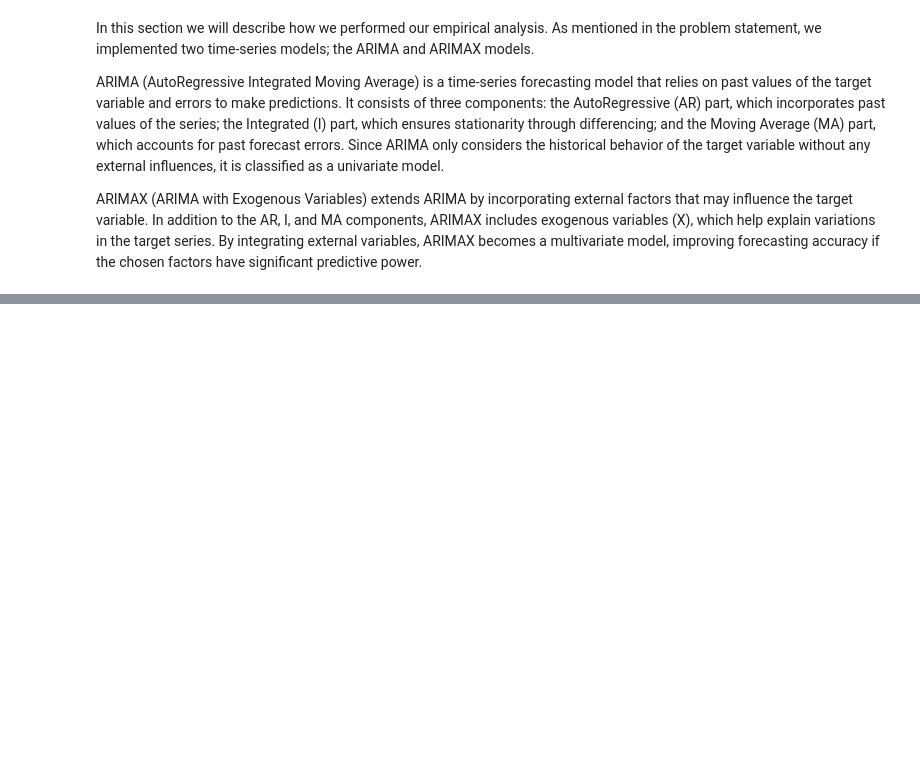
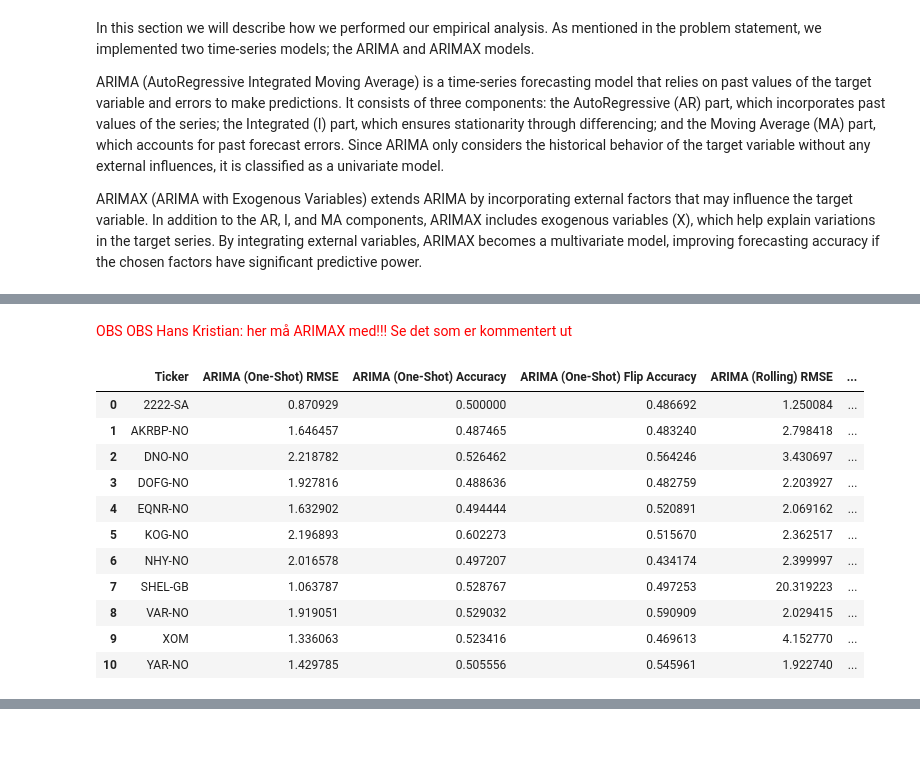
Before and after one commit to hkkvaeru/tio4317-project, a Jupyter notebook: Report.ipynb, the cells around one changed output, grey strips where cells are left out. Saved outputs shown, nothing was run; the diff lists cells and outputs as text; code cells hidden in the pictures; blank space fills up the shorter version.

```diff
--- a/Report.ipynb
+++ b/Report.ipynb
@@ -238,0 +829,61 @@ ARIMAX (ARIMA with Exogenous Variables) extends ARIMA by incorporating external
+# %% [markdown]
+<span style="color:red;">OBS OBS Hans Kristian: her må ARIMAX med!!! Se det som er kommentert ut<span>
+# %%
+#Summary of the results as dataframe
+#Retrieve both one-shot, rolling ARIMA and rolling ARIMAX results
+#RMSE, Flip-Accuracy and Sign-Accuracy
+
+#One-shot prediction
+df_one_shot = pd.DataFrame()
+
+for ticker, results in stock_one_prediction.items():
+    df_one_shot = pd.concat([df_one_shot, pd.DataFrame([{
+        'Ticker': ticker,
+        'Model': 'ARIMA One-Shot',
+        'ARIMA (One-Shot) RMSE': results.get('AIC_RMSE'),
+        'ARIMA (One-Shot) Accuracy': results.get('AIC_sign_accuracy'),
+        'ARIMA (One-Shot) Flip Accuracy': results.get('Flip accuracy')
+    }])], ignore_index=True)
+
+#Rolling ARIMA
+df_rolling_arima = pd.DataFrame()
+
+for ticker, results in stocks_dictionary.items():
+    df_rolling_arima = pd.concat([df_rolling_arima, pd.DataFrame([{
+        'Ticker': ticker,
+        'Model': 'ARIMA Rolling',
+        'ARIMA (Rolling) RMSE': results.get('ARIMA_Rolling_RMSE'),
+        'ARIMA (Rolling) Sign Accuracy': results.get('ARIMA_Rolling_Sign_Accuracy'),
+        'ARIMA (Rolling) Flip Accuracy': results.get('ARIMA_Rolling_Flip_Accuracy')
+    }])], ignore_index=True)
+
+
+#ARIMAX
+""" df_rolling_arimax = pd.DataFrame()
+
+for ticker, results in stocks_dictionary.items():
+    df_one_shot = pd.concat([df_one_shot, pd.DataFrame([{
+        'Ticker': ticker,
+        'Model': 'ARIMA Rolling',
+        'ARIMAX RMSE': results.get('ARIMAX_Rolling_RMSE'),
+        'ARIMAX Sign Accuracy': results.get('ARIMAX_Rolling_Sign_Accuracy'),
+        'ARIMAX Flip Accuracy': results.get('ARIMAX_Rolling_Flip_Accuracy')
+    }])], ignore_index=True) """
+
+#Combine results to one table
+model_summary = df_one_shot.merge(df_rolling_arima, on = "Ticker")
+model_summary = model_summary.drop(columns=['Model_x', 'Model_y'])
+display(model_summary)
+# %% [output]
+|  | Ticker | ARIMA (One-Shot) RMSE | ARIMA (One-Shot) Accuracy | ARIMA (One-Shot) Flip Accuracy | ARIMA (Rolling) RMSE | ... |
+| 0 | 2222-SA | 0.870929 | 0.500000 | 0.486692 | 1.250084 | ... |
+| 1 | AKRBP-NO | 1.646457 | 0.487465 | 0.483240 | 2.798418 | ... |
+| 2 | DNO-NO | 2.218782 | 0.526462 | 0.564246 | 3.430697 | ... |
+| 3 | DOFG-NO | 1.927816 | 0.488636 | 0.482759 | 2.203927 | ... |
+| 4 | EQNR-NO | 1.632902 | 0.494444 | 0.520891 | 2.069162 | ... |
+| 5 | KOG-NO | 2.196893 | 0.602273 | 0.515670 | 2.362517 | ... |
+| 6 | NHY-NO | 2.016578 | 0.497207 | 0.434174 | 2.399997 | ... |
+| 7 | SHEL-GB | 1.063787 | 0.528767 | 0.497253 | 20.319223 | ... |
+| 8 | VAR-NO | 1.919051 | 0.529032 | 0.590909 | 2.029415 | ... |
+| 9 | XOM | 1.336063 | 0.523416 | 0.469613 | 4.152770 | ... |
+| 10 | YAR-NO | 1.429785 | 0.505556 | 0.545961 | 1.922740 | ... |
```
Also changed, not shown: parts of 43 cells of this notebook.
